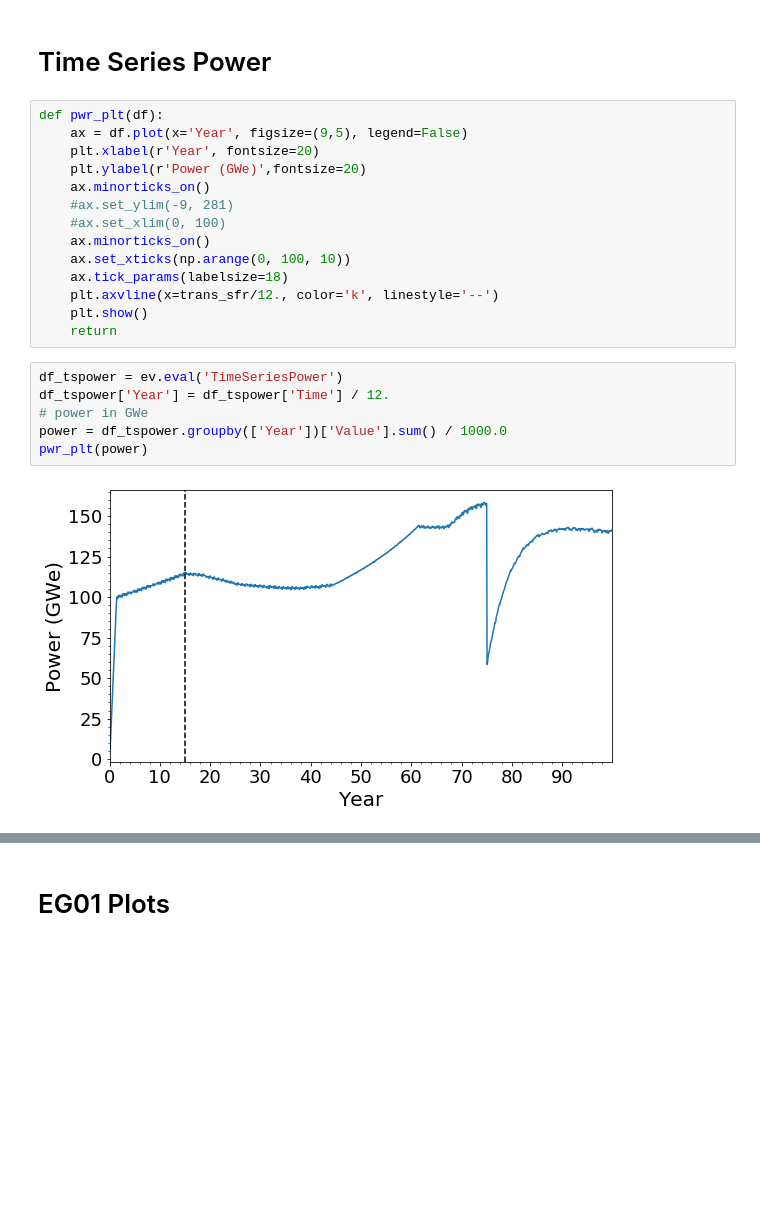
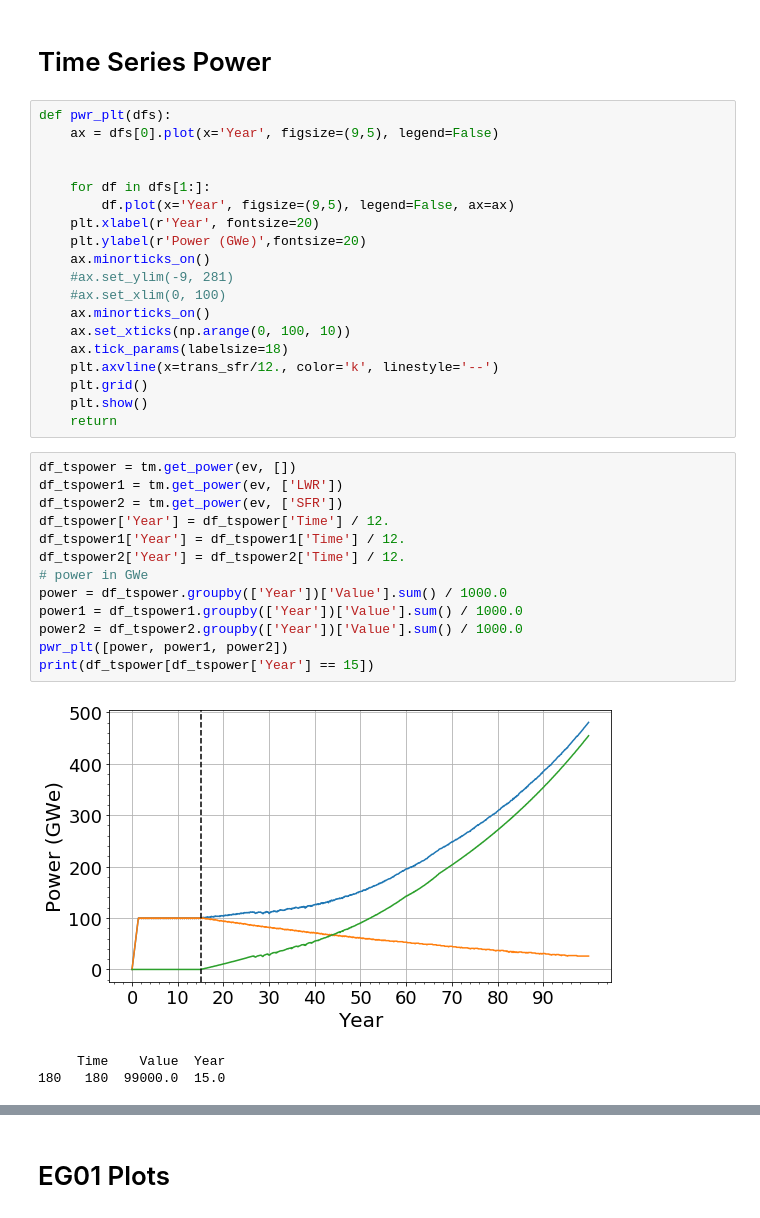
Before and after one commit to bam241/opra_sims, a Jupyter notebook: analysis/analysis.ipynb, the cells around one changed output, grey strips where cells are left out. Cells and saved outputs as stored; diff of their text form; blank space fills up the shorter version.

```diff
--- a/analysis/analysis.ipynb
+++ b/analysis/analysis.ipynb
@@ -32,8 +32,12 @@ d
 # %% [markdown]
 # Time Series Power
 # %%
-def pwr_plt(df):
-    ax = df.plot(x='Year', figsize=(9,5), legend=False)
+def pwr_plt(dfs):
+    ax = dfs[0].plot(x='Year', figsize=(9,5), legend=False)
+
+
+    for df in dfs[1:]:
+        df.plot(x='Year', figsize=(9,5), legend=False, ax=ax)
     plt.xlabel(r'Year', fontsize=20)
     plt.ylabel(r'Power (GWe)',fontsize=20)
     ax.minorticks_on()
@@ -43,16 +47,26 @@ def pwr_plt(df):
     ax.set_xticks(np.arange(0, 100, 10))
     ax.tick_params(labelsize=18)
     plt.axvline(x=trans_sfr/12., color='k', linestyle='--')
+    plt.grid()
     plt.show()
     return
 # %%
-df_tspower = ev.eval('TimeSeriesPower')
+df_tspower = tm.get_power(ev, [])
+df_tspower1 = tm.get_power(ev, ['LWR'])
+df_tspower2 = tm.get_power(ev, ['SFR'])
 df_tspower['Year'] = df_tspower['Time'] / 12.
+df_tspower1['Year'] = df_tspower1['Time'] / 12.
+df_tspower2['Year'] = df_tspower2['Time'] / 12.
 # power in GWe
 power = df_tspower.groupby(['Year'])['Value'].sum() / 1000.0
-pwr_plt(power)
+power1 = df_tspower1.groupby(['Year'])['Value'].sum() / 1000.0
+power2 = df_tspower2.groupby(['Year'])['Value'].sum() / 1000.0
+pwr_plt([power, power1, power2])
+print(df_tspower[df_tspower['Year'] == 15])
 # %% [output]
-[figure, old version]
+[figure, new version]
+     Time    Value  Year
+180   180  99000.0  15.0
 # %%
 # BaM EG23 power curve -- for visual comparison
 
```
Also changed, not shown: parts of 11 cells of this notebook, 4 other files.
